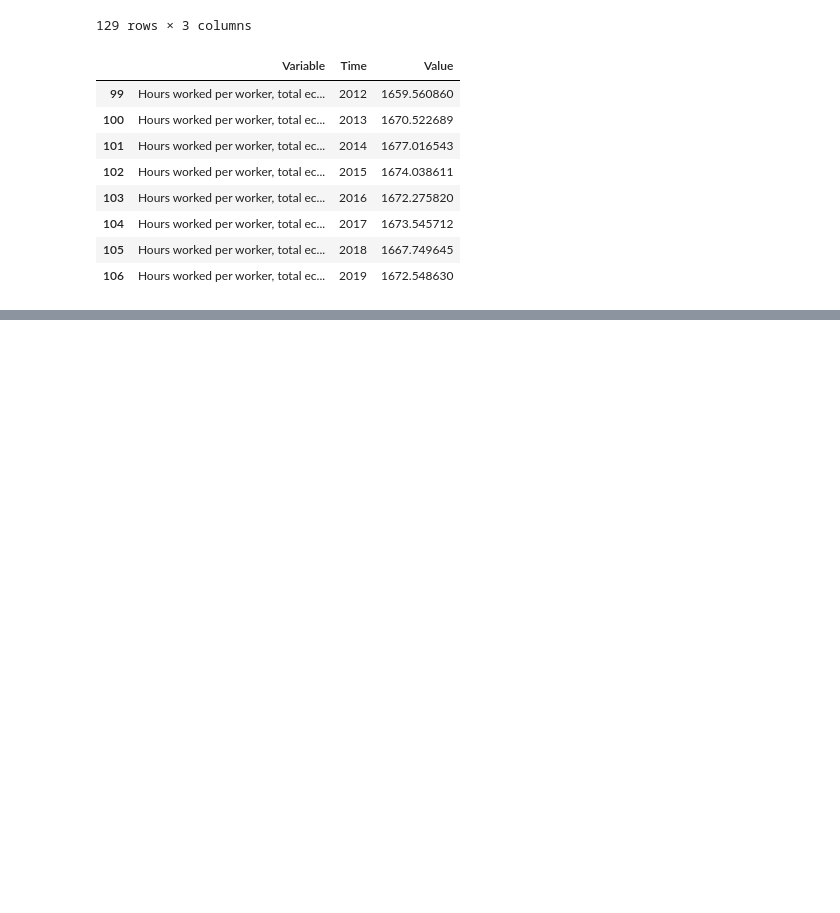
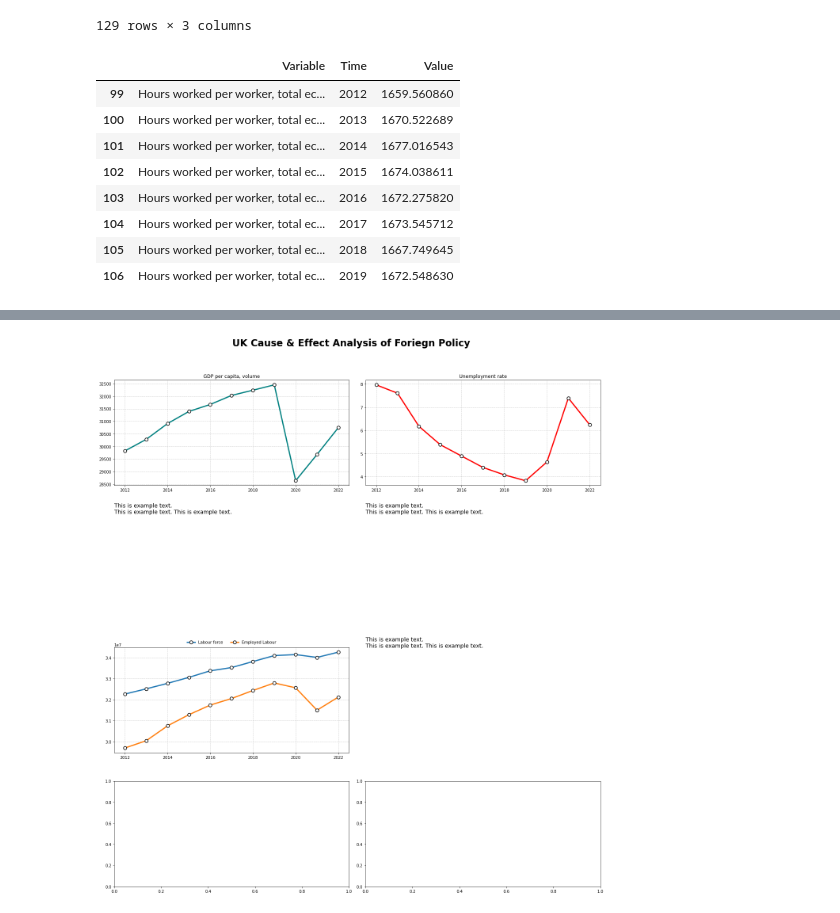
Before and after one commit to MShoaibManzoor/DHV-Infographics-Project, a Jupyter notebook: batchtest.ipynb, the cells around one changed output, grey strips where cells are left out. Drawn from its saved outputs; the diff is of its cells as text; code cells hidden in the pictures; blank space fills up the shorter version.

```diff
--- a/batchtest.ipynb
+++ b/batchtest.ipynb
@@ -70,0 +79,3 @@ df_filled
+# %%
+df_uk = df_filled.T
+df_uk[['Unemployment rate','Hours worked per worker, total economy']]
@@ -70,0 +96,84 @@ df_filled
+# %%
+fig, ax = plt.subplots(4, 2, figsize=(18, 20))
+fig.suptitle('UK Cause & Effect Analysis of Foriegn Policy',
+             fontsize=24,
+             fontweight='bold')
+
+plot1 = df_uk[['Gross domestic product per capita, volume']]
+plot2 = df_uk[['Unemployment rate']]
+plot3 = df_uk[['Labour force', 'Total employment (labour force survey basis)']]
+
+
+def line_plotter(row, column, data, title='', color='', legend=False):
+
+        if legend == True:
+            ax[row, column].plot(data, label=title,
+              linewidth=3,
+              marker='o', markersize=8,
+              markerfacecolor='white',
+              markeredgecolor='black',
+              markeredgewidth=1.5)
+            ax[row, column].legend(labels=['Labour force', 'Employed Labour'],
+                                   loc='upper center',
+                                   frameon=False,
+                                   ncols=2,
+                                   bbox_to_anchor=(0.5, 1.1))
+            ax[row, column].grid(True,
+              linestyle='-.',
+              linewidth=0.5,
+              alpha=0.7,
+              color='gray')
+        else:
+            ax[row, column].plot(data,
+              linewidth=3, color=color,
+              marker='o', markersize=8,
+              markerfacecolor='white',
+              markeredgecolor='black',
+              markeredgewidth=1.5)
+            ax[row, column].set_title(title)
+            ax[row, column].grid(True,
+              linestyle='-.',
+              linewidth=0.5,
+              alpha=0.7,
+              color='gray')
+
+
+def expl_text_adder(row=1, column=1, text=''):
+        """This function expl_text_adders the sublot
+        area to input explanation of the plot"""
+        ax[row, column].text(0, 1, text, fontsize=14, color='black')
+        ax[row, column].tick_params(length=0, width=0)
+        ax[row, column].set_facecolor('none')
+        ax[row, column].set_xticklabels([])
+        ax[row, column].set_yticklabels([])
+        ax[row, column].spines['top'].set_visible(False)
+        ax[row, column].spines['bottom'].set_visible(False)
+        ax[row, column].spines['left'].set_visible(False)
+        ax[row, column].spines['right'].set_visible(False)
+
+
+explanation_text = '\nThis is example text.\nThis is example text. This is example text.'
+
+line_plotter(0, 0, plot1, 'GDP per capita, volume','teal', legend=False)
+line_plotter(0, 1, plot2, 'Unemployment rate', 'red', legend=False)
+line_plotter(2, 0, plot3, 'Total Labour force Vs. Employed', legend=True)
+
+expl_text_adder(1, 0, text=explanation_text)
+expl_text_adder(1, 1, text=explanation_text)
+expl_text_adder(2, 1, text=explanation_text)
+
+
+plt.subplots_adjust(
+                left=0.1,
+                right=0.9,
+                top=1.0,
+                bottom=0.2,
+                wspace=0.1,
+                hspace=0.4)
+
+# plt.imshow(bg_image, extent=(0, 100, 0, 100),
+#            aspect='auto', alpha=0.5)
+plt.tight_layout(rect=[0, 0, 1, 0.95])
+plt.show()
+# %% [output]
+[figure, added]
```
Also changed, not shown: parts of 5 cells of this notebook, 1 other file.
